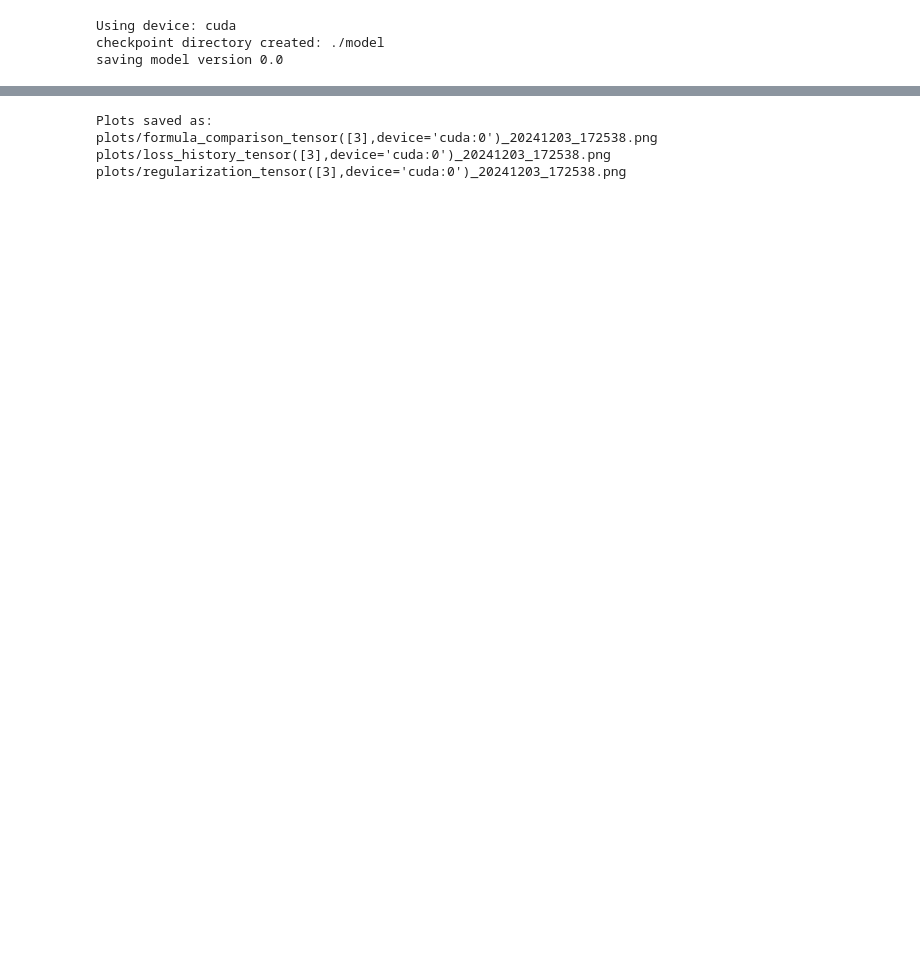
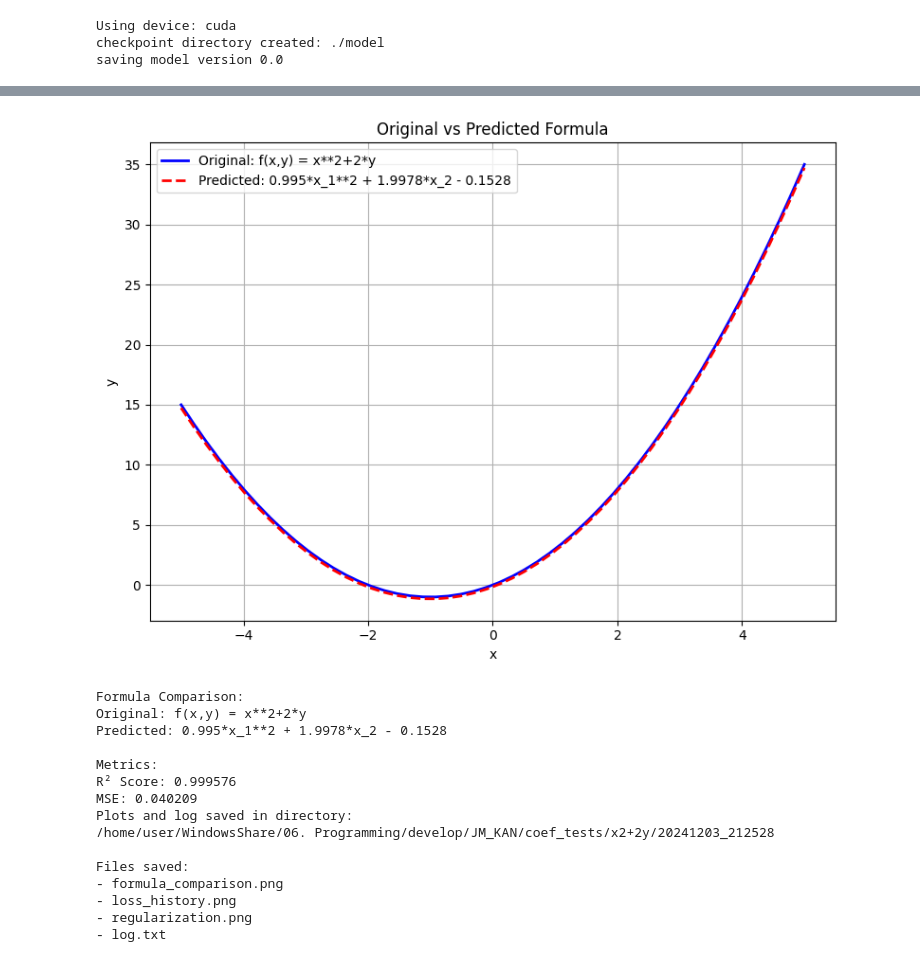
Before and after one commit to 2jeongmin/KANcoder, a Jupyter notebook: coef_tests.ipynb, the cells around one changed output, grey strips where cells are left out. Drawn from its saved outputs; the diff is of its cells as text; code cells hidden in the pictures; blank space fills up the shorter version.

```diff
--- a/coef_tests.ipynb
+++ b/coef_tests.ipynb
@@ -161,15 +203,11 @@ plot_training_history(history)
 # %%
-# Create directory for saving plots if it doesn't exist
-save_dir = '/home/user/WindowsShare/06. Programming/develop/JM_KAN/coef_tests'
-if not os.path.exists(save_dir):
-    os.makedirs(save_dir)
+timestamp = datetime.now().strftime('%Y%m%d_%H%M%S')
+base_dir = '/home/user/WindowsShare/06. Programming/develop/JM_KAN/coef_tests'
+formula_dir = os.path.join(base_dir, Formula.get_filename())
+save_dir = os.path.join(formula_dir, timestamp)
+os.makedirs(save_dir, exist_ok=True)
 
-# Generate timestamp
-timestamp = datetime.now().strftime('%Y%m%d_%H%M%S')
-
-# Extract coefficients from the original function
-original = str(ex_round(f(torch.tensor([[1., 0.], [0., 1.]], dtype=torch.float64).to(model.device))[0], 4))
-formula_name = original.replace('*', '').replace(' ', '').replace('+', '_').replace('.', '')
+log_filename = os.path.join(save_dir, 'log.txt')
 
 # Save formula comparison plot
 plt.figure(figsize=(8, 6))
@@ -177,8 +215,8 @@ predicted = str(ex_round(model.symbolic_formula()[0][0], 4))
 
 x = np.linspace(-1, 1, 50)
 y = x
-original_values = 3*x + 5*y
-plt.plot(x, original_values, 'b-', label=f'Original: {original}', linewidth=2)
+original_values = Formula.calculate_numpy(x, y)
+plt.plot(x, original_values, 'b-', label=f'Original: {Formula.get_string()}', linewidth=2)
 
 xy_points = torch.tensor(np.column_stack((x, y)), dtype=torch.float64).to(model.device)
 with torch.no_grad():
@@ -192,45 +230,71 @@ plt.legend()
 plt.grid(True)
 plt.tight_layout()
 
-# Save comparison plot
-comparison_filename = f'{save_dir}/formula_comparison_{formula_name}_{timestamp}.png'
-plt.savefig(comparison_filename)
+comparison_filename = os.path.join(save_dir, 'formula_comparison.png')
+plt.savefig(comparison_filename, bbox_inches='tight')
 plt.close()
 
 # Save loss history plot
 plt.figure(figsize=(8, 6))
 plt.plot(history['train_loss'], label='Train')
 plt.plot(history['test_loss'], label='Test')
 plt.title('Loss History')
 plt.xlabel('Step')
 plt.ylabel('Loss')
 plt.legend()
 plt.grid(True)
 plt.tight_layout()
 
-# Save loss plot
-loss_filename = f'{save_dir}/loss_history_{formula_name}_{timestamp}.png'
+loss_filename = os.path.join(save_dir, 'loss_history.png')
 plt.savefig(loss_filename)
 plt.close()
 
 # Save regularization plot
 plt.figure(figsize=(8, 6))
 plt.plot(history['reg'], label='Regularization', color='green')
 plt.title('Regularization Term')
 plt.xlabel('Step')
 plt.ylabel('Reg Value')
 plt.legend()
 plt.grid(True)
 plt.tight_layout()
 
-# Save regularization plot
-reg_filename = f'{save_dir}/regularization_{formula_name}_{timestamp}.png'
+reg_filename = os.path.join(save_dir, 'regularization.png')
 plt.savefig(reg_filename)
 plt.close()
 
-print(f"Plots saved as:\n{comparison_filename}\n{loss_filename}\n{reg_filename}")
+# R^2, MSE
+r2, mse = compare_functions(model)
+with open(log_filename, 'w') as log_file:
+    log_file.write(f"Timestamp: {datetime.now().strftime('%Y-%m-%d %H:%M:%S')}\n")
+    log_file.write(f"Base Directory: {base_dir}\n")
+    log_file.write(f"Formula Directory: {formula_dir}\n")
+    log_file.write(f"Save Directory: {save_dir}\n")
+    log_file.write("\nResults:\n")
+    log_file.write(f"R^2 Score: {r2:.4f}\n")
+    log_file.write(f"MSE: {mse:.4f}\n")
+    log_file.write("-" * 50 + "\n")
+
+print(f"Plots and log saved in directory:\n{save_dir}")
+print(f"\nFiles saved:")
+print(f"- formula_comparison.png")
+print(f"- loss_history.png")
+print(f"- regularization.png")
+print(f"- log.txt")
 # %% [output]
+[figure, added]
-Plots saved as:
-plots/formula_comparison_tensor([3],device='cuda:0')_20241203_172538.png
-plots/loss_history_tensor([3],device='cuda:0')_20241203_172538.png
-plots/regularization_tensor([3],device='cuda:0')_20241203_172538.png
+Formula Comparison:
+Original: f(x,y) = x**2+2*y
+Predicted: 0.995*x_1**2 + 1.9978*x_2 - 0.1528
+
+Metrics:
+R² Score: 0.999576
+MSE: 0.040209
+Plots and log saved in directory:
+/home/user/WindowsShare/06. Programming/develop/JM_KAN/coef_tests/x2+2y/20241203_212528
+
+Files saved:
+- formula_comparison.png
+- loss_history.png
+- regularization.png
+- log.txt
```
Also changed, not shown: parts of 17 cells of this notebook.
